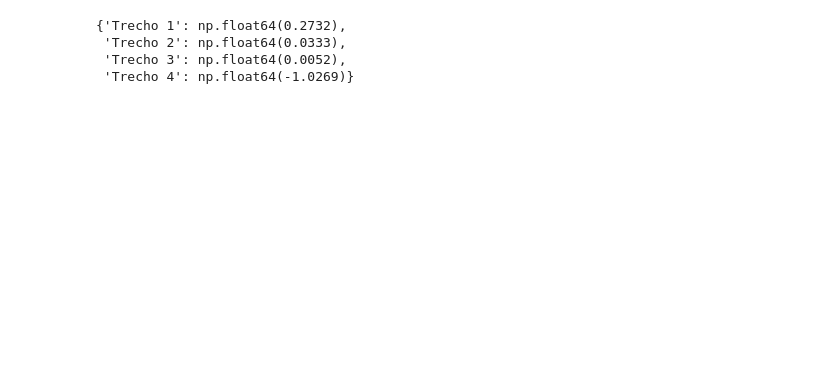
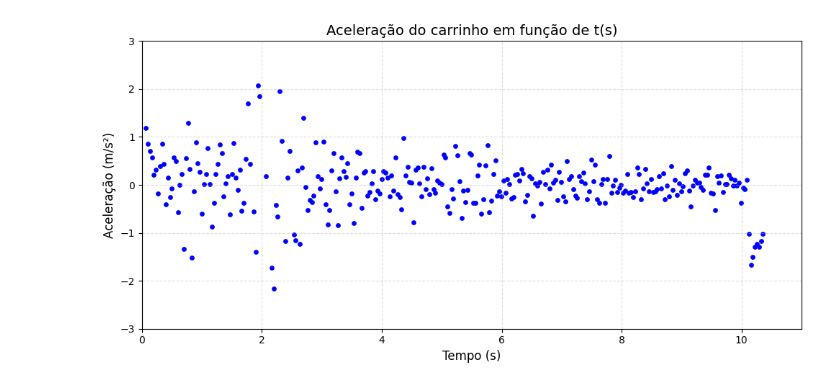
Before and after one commit to Maria-Costa/Arduino-Fisica, a Jupyter notebook: Arduino_V2.ipynb, the cells around one changed output. Cells and saved outputs as stored; diff of their text form; code cells hidden in the pictures; blank space fills up the shorter version.

```diff
--- a/Arduino_V2.ipynb
+++ b/Arduino_V2.ipynb
@@ -28 +94,21 @@ df = df.dropna(subset=['tempo', 'velocidade'])
+# %%
+# gráfico Aceleração X Tempo
+plt.figure(figsize=(10, 5))
+plt.scatter(df['tempo'], df['aceleracao'], color='blue', s=15)
+
+
+plt.title('Aceleração do carrinho em função de t(s)', fontsize=14)
+plt.xlabel('Tempo (s)', fontsize=12)
+plt.ylabel('Aceleração (m/s²)', fontsize=12)
+plt.xlim(0, 11)
+plt.ylim(-3, 3)
+plt.grid(True, linestyle='--', alpha=0.4)
+
+# para exportar pro relatório
+plt.savefig("grafico_at_V2.png", dpi=300)
+
+plt.tight_layout()
+plt.show()
+# %% [output]
+[figure, added]
 # %%
@@ -42,26 +119,0 @@ t4 = df[(df['tempo'] >= 10.0556) & (df['tempo'] <= 10.4218)]
-# %%
-# para calcular aceleração média: a = Δv / Δt
-def aceleracao_media(trecho):
-    if trecho.empty:
-        return None
-    v0 = trecho['velocidade'].iloc[0]
-    vf = trecho['velocidade'].iloc[-1]
-    t0 = trecho['tempo'].iloc[0]
-    tf = trecho['tempo'].iloc[-1]
-    return round((vf - v0) / (tf - t0), 4)
-
-# aplicando essa função em cada trecho
-a_medias = {
-    "Trecho 1": aceleracao_media(t1),
-    "Trecho 2": aceleracao_media(t2),
-    "Trecho 3": aceleracao_media(t3),
-    "Trecho 4": aceleracao_media(t4)
-}
-
-# para mostrar os valores encontrados
-a_medias
-# %% [output]
-{'Trecho 1': np.float64(0.2732),
- 'Trecho 2': np.float64(0.0333),
- 'Trecho 3': np.float64(0.0052),
- 'Trecho 4': np.float64(-1.0269)}
```
Also changed, not shown: parts of 17 cells of this notebook.
